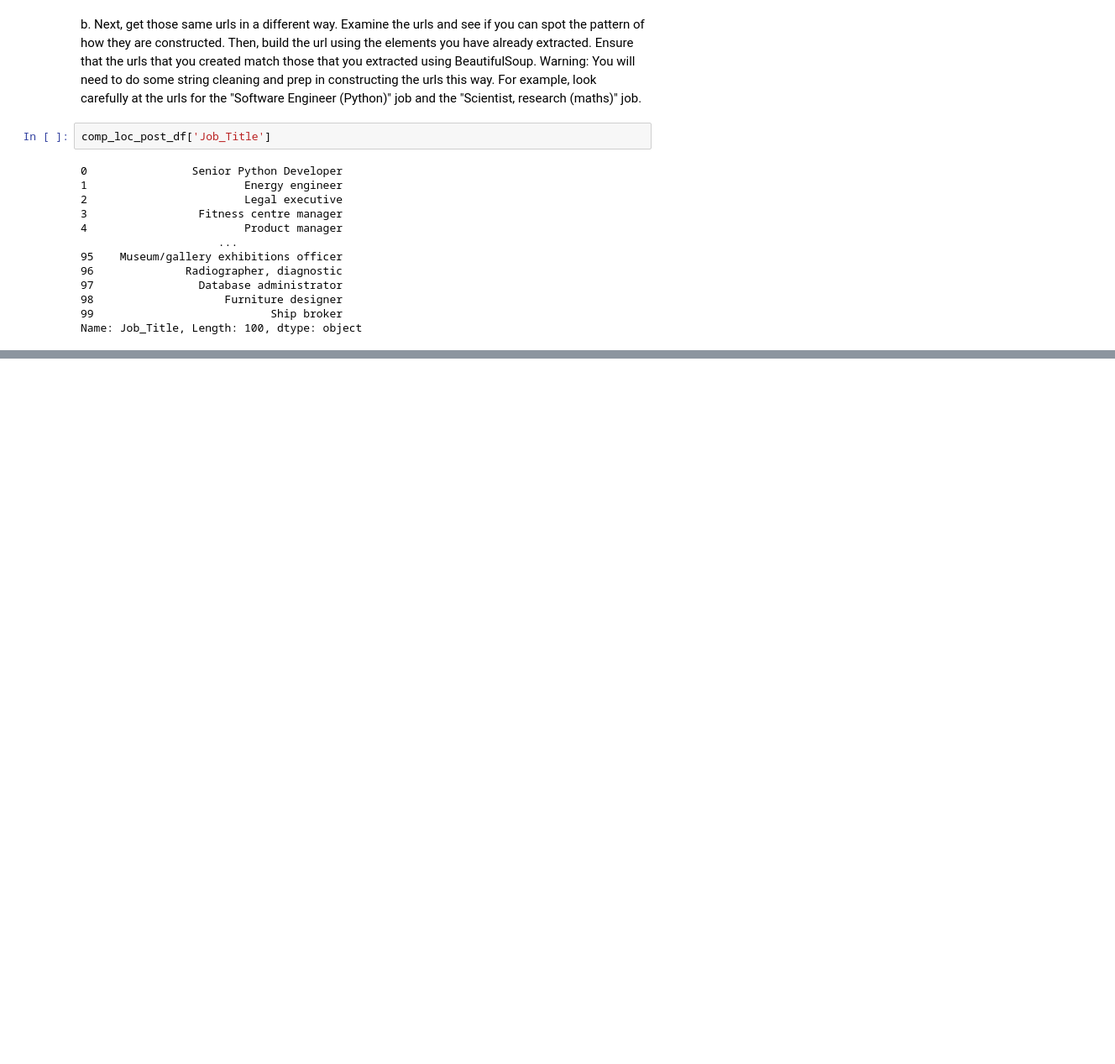
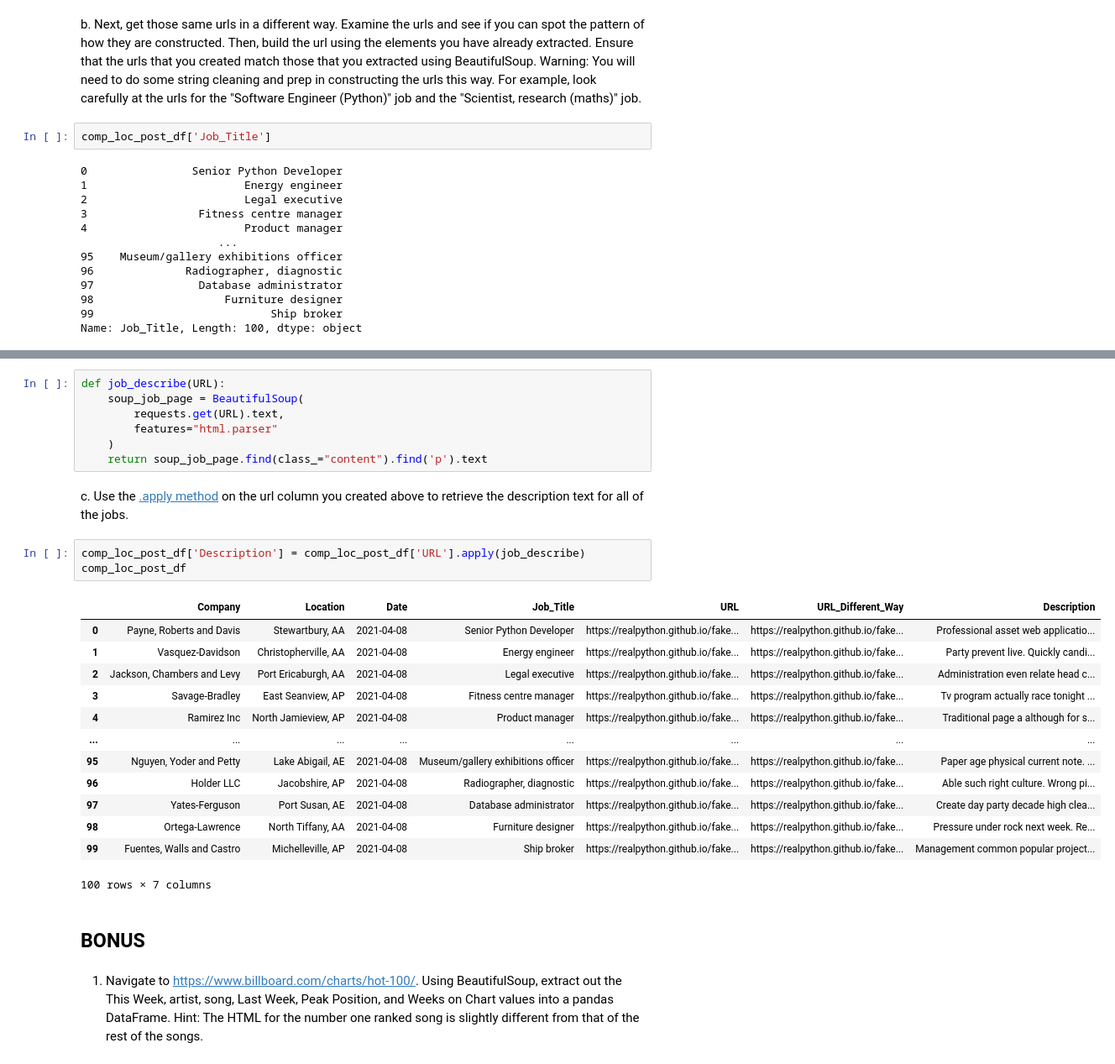
Before and after one commit to nss-data-science-cohort-8/webscraping-GetGubbz, a Jupyter notebook: Web_Scraping.ipynb, the cells around one changed output, grey strips where cells are left out. Shown at 84% size. Drawn from its saved outputs; the diff is of its cells as text; blank space fills up the shorter version.

Commit message:
Onto Bonus Questions

```diff
--- a/Web_Scraping.ipynb
+++ b/Web_Scraping.ipynb
@@ -155,0 +164,30 @@ comp_loc_post_df['Apply_Different_Way'][40]
+# %%
+def job_describe(URL):
+    soup_job_page = BeautifulSoup(
+        requests.get(URL).text,
+        features="html.parser"
+    )
+    return soup_job_page.find(class_="content").find('p').text
+# %% [markdown]
+c. Use the [.apply method](https://pandas.pydata.org/docs/reference/api/pandas.Series.apply.html) on the url column you created above to retrieve the description text for all of the jobs.
+# %%
+comp_loc_post_df['Description'] = comp_loc_post_df['URL'].apply(job_describe)
+comp_loc_post_df
+# %% [output]
+|  | Company | Location | Date | Job_Title | URL | URL_Different_Way | Description |
+| 0 | Payne, Roberts and Davis | Stewartbury, AA | 2021-04-08 | Senior Python Developer | https://realpython.github.io/fake... | https://realpython.github.io/fake... | Professional asset web applicatio... |
+| 1 | Vasquez-Davidson | Christopherville, AA | 2021-04-08 | Energy engineer | https://realpython.github.io/fake... | https://realpython.github.io/fake... | Party prevent live. Quickly candi... |
+| 2 | Jackson, Chambers and Levy | Port Ericaburgh, AA | 2021-04-08 | Legal executive | https://realpython.github.io/fake... | https://realpython.github.io/fake... | Administration even relate head c... |
+| 3 | Savage-Bradley | East Seanview, AP | 2021-04-08 | Fitness centre manager | https://realpython.github.io/fake... | https://realpython.github.io/fake... | Tv program actually race tonight ... |
+| 4 | Ramirez Inc | North Jamieview, AP | 2021-04-08 | Product manager | https://realpython.github.io/fake... | https://realpython.github.io/fake... | Traditional page a although for s... |
+| ... | ... | ... | ... | ... | ... | ... | ... |
+| 95 | Nguyen, Yoder and Petty | Lake Abigail, AE | 2021-04-08 | Museum/gallery exhibitions officer | https://realpython.github.io/fake... | https://realpython.github.io/fake... | Paper age physical current note. ... |
+| 96 | Holder LLC | Jacobshire, AP | 2021-04-08 | Radiographer, diagnostic | https://realpython.github.io/fake... | https://realpython.github.io/fake... | Able such right culture. Wrong pi... |
+| 97 | Yates-Ferguson | Port Susan, AE | 2021-04-08 | Database administrator | https://realpython.github.io/fake... | https://realpython.github.io/fake... | Create day party decade high clea... |
+| 98 | Ortega-Lawrence | North Tiffany, AA | 2021-04-08 | Furniture designer | https://realpython.github.io/fake... | https://realpython.github.io/fake... | Pressure under rock next week. Re... |
+| 99 | Fuentes, Walls and Castro | Michelleville, AP | 2021-04-08 | Ship broker | https://realpython.github.io/fake... | https://realpython.github.io/fake... | Management common popular project... |
+100 rows × 7 columns
+# %% [markdown]
+## BONUS
+# %% [markdown]
+1. Navigate to https://www.billboard.com/charts/hot-100/. Using BeautifulSoup, extract out the This Week, artist, song, Last Week, Peak Position, and Weeks on Chart values into a pandas DataFrame. Hint: The HTML for the number one ranked song is slightly different from that of the rest of the songs.
```
Also changed, not shown: parts of 11 cells of this notebook.
